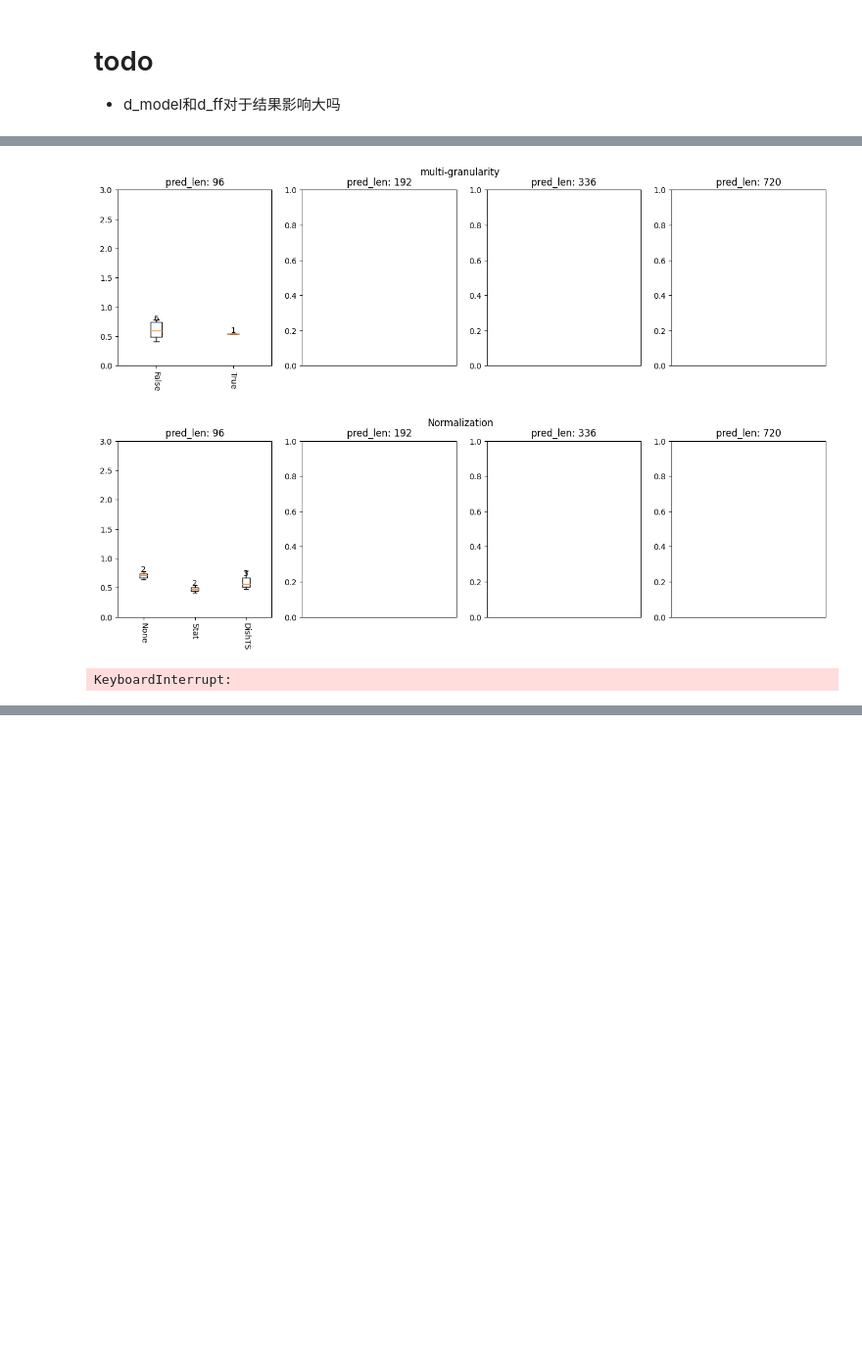
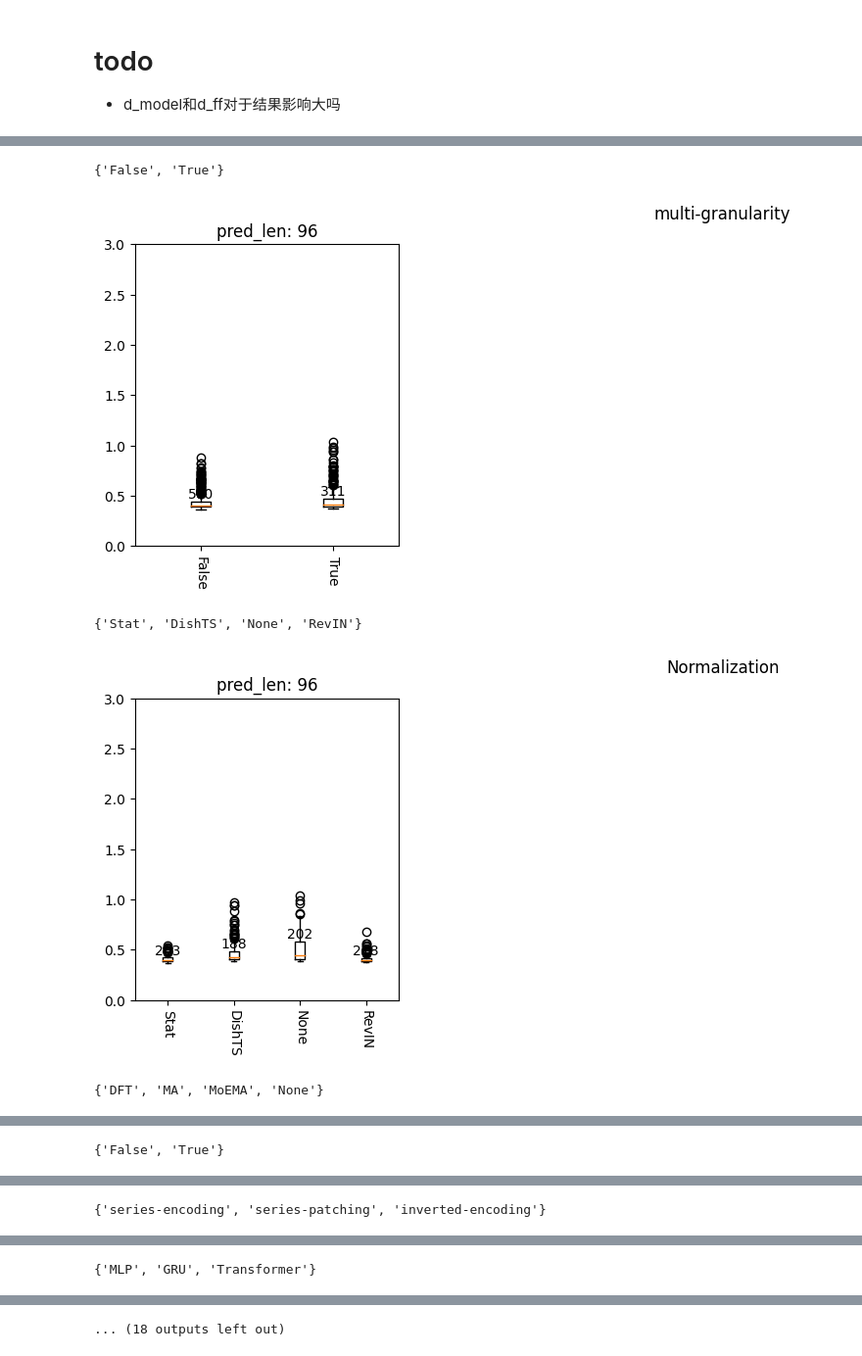
Before and after one commit to SUFE-AILAB/TSGym, a Jupyter notebook: notebooks/result_analysis_long_term_forecasting_gym.ipynb, the cells around one changed output, grey strips where cells are left out. Shown at 98% size. Saved outputs shown, nothing was run; the diff lists cells and outputs as text; code cells hidden in the pictures; blank space fills up the shorter version.

```diff
--- a/notebooks/result_analysis_long_term_forecasting_gym.ipynb
+++ b/notebooks/result_analysis_long_term_forecasting_gym.ipynb
@@ -12,19 +12,25 @@ import re
 # mae, mse, rmse, mape, mspe
 # %%
 dataset = 'ETTh1'
-pred_lens = [96, 192, 336, 720] if dataset not in ['ili', 'fred-md', 'covid-19'] else [24]
-path = '/data/nishome/user1/minqi/TSGym/resultsGym_non_transformer'
+# pred_lens = [96, 192, 336, 720] if dataset not in ['ili', 'fred-md', 'covid-19'] else [24]
+pred_lens = [96] if dataset not in ['ili', 'fred-md', 'covid-19'] else [24]
+path_non_transformer = '/data/nishome/user1/minqi/TSGym/resultsGym_non_transformer'
+path_transformer = '/data/nishome/user1/minqi/TSGym/resultsGym_transformer'
 path_runtime = '/data/nishome/user1/minqi/TSGym/test_resultsGym_non_transformer'
 
 
 result_dict, runtime_dict = {}, {}
 for pred_len in pred_lens:
-    model_list = os.listdir(path)
+    model_list = os.listdir(path_non_transformer) + os.listdir(path_transformer)
     model_list = [_ for _ in model_list if f'pl{pred_len}' in _ and dataset in _]
     result_dict[pred_len], runtime_dict[pred_len] = {}, {}
     for model in model_list:
         try:
-            result = np.load(os.path.join(path, model, 'metrics.npy'), allow_pickle=True)
+            if 'Transformer' in model:
+                result = np.load(os.path.join(path_transformer, model, 'metrics.npy'), allow_pickle=True)
+            else:
+                result = np.load(os.path.join(path_non_transformer, model, 'metrics.npy'), allow_pickle=True)
+
             result_dict[pred_len][model] = result[1]
 
             # runtime = np.load(os.path.join(path_runtime, 'custom_Monthly_'+model[model.find('TSGym'): model.find('custom')-1]+'_fit_time_per_epoch.npz'), allow_pickle=True)
@@ -96,29 +113,43 @@ for pred_len in pred_lens:
 # %%
 # todo: NaN values?
 intros = ['multi-granularity', 'Normalization', 'Decomposition', 'Channel-independent',
-           'Tokenization', 'Backbone', 'Attention', 'Encoder-only',
-             'Sequence Length', 'd_model', 'd_ff', 'Encoder layers', 'Training Epochs', 'Learning Rate']
-for n, intro in enumerate(intros):
-    fig = plt.figure(figsize=(16, 4))
+          'Tokenization', 'Backbone', 'Attention', 'Feature-Attention', 'Encoder-only', 'Frozen', 'Dataset', 'ftM',
+          'Sequence Length', 'll', 'pl', 'd_model', 'nh', 'Encoder layers', 'Decoder layers', 'd_ff',
+          'expand', 'd_conv', 'factor', 'embed', 'distil', 'des',
+          'Training Epochs', 'Learning Rate', 'Learning Rate Strategy']
+n = 0
+while True:
+    fig = plt.figure(figsize=(16, 4)); intro = intros[n]
     for i, pred_len in enumerate(pred_lens):
         result_dict_vis_comp = {}
         fig.add_subplot(1, 4, i+1)
-        for j, comp in enumerate(set([_.split('_')[n] for _ in result_dict_vis[pred_len].keys()])):
+        comps = set([_.split('_')[n] for _ in result_dict_vis[pred_len].keys()])
+        if len(comps) <= 1: continue
+        for j, comp in enumerate(comps):
             result_dict_vis_comp[comp] = {k:v for k, v in result_dict_vis[pred_len].items() if k.split('_')[n] == comp}
             v = np.array(list(result_dict_vis_comp[comp].values()))
             v = v[~np.isnan(v)]
             v = v[v < 1e+4] # todo: 为什么有mse溢出的情况?
 
             plt.boxplot(v, positions=[j])
             plt.text(j, np.quantile(v, 0.75), str(len(v)), ha='center', va='bottom')
             plt.ylim(0.0, 3.0)
 
         plt.xticks(range(len(result_dict_vis_comp)), result_dict_vis_comp.keys(), rotation=-90)
         plt.title(f'pred_len: {pred_len}')
 
-    fig.suptitle(intro)
-    plt.show()
+
+    if len(comps) > 1:
+        print(comps)
+        fig.suptitle(intro)
+        plt.show()
+    else:
+        plt.close()
+    n += 1
+    if n >= len(intros): break
 # %% [output]
+{'False', 'True'}
-[figure, old version]
+[figure, new version]
+{'Stat', 'DishTS', 'None', 'RevIN'}
-[figure, old version]
+[figure, new version]
-KeyboardInterrupt:
+{'DFT', 'MA', 'MoEMA', 'None'}
@@ -124,0 +157 @@ KeyboardInterrupt:
+{'False', 'True'}
@@ -124,0 +159 @@ KeyboardInterrupt:
+{'series-encoding', 'series-patching', 'inverted-encoding'}
@@ -124,0 +161 @@ KeyboardInterrupt:
+{'MLP', 'GRU', 'Transformer'}
@@ -124,0 +163 @@ KeyboardInterrupt:
+... (18 outputs left out)
```
Also changed, not shown: parts of 4 cells of this notebook, 4 other files.
